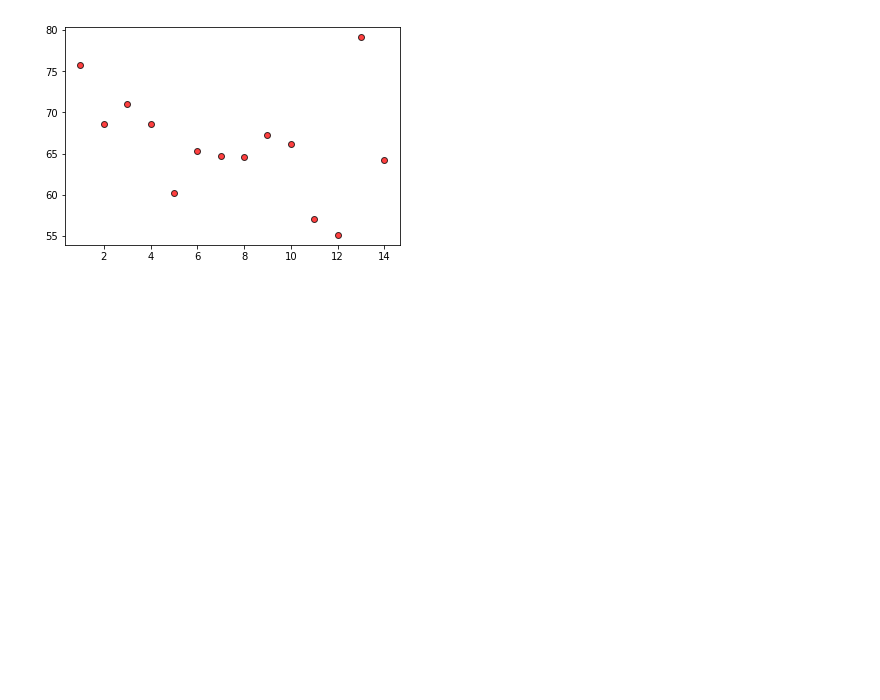
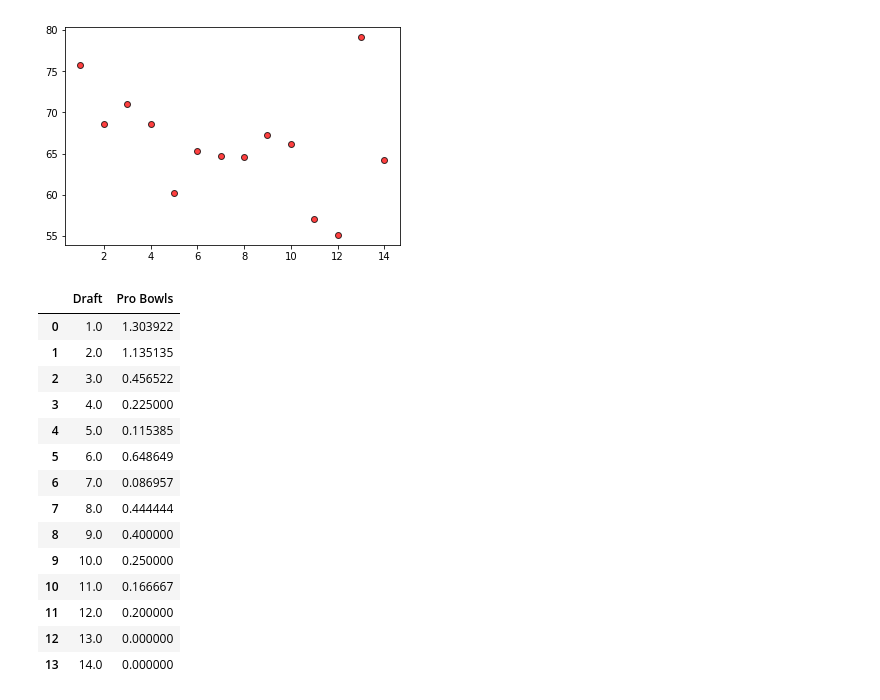
Before and after one commit to ikleinman/Pandas_Data_Analysis, a Jupyter notebook: Draft Position Comparisons.ipynb, the cells around one changed output. Drawn from its saved outputs; the diff is of its cells as text; code cells hidden in the pictures; blank space fills up the shorter version.

```diff
--- a/Draft Position Comparisons.ipynb
+++ b/Draft Position Comparisons.ipynb
@@ -161,3 +161,23 @@ plt.scatter(average_rate["Draft"], average_rate["Rate"], marker="o", facecolors=
 plt.show()
 # %% [output]
 [figure]
+# %%
+grpby_probowl = percent_nfl_stats_df.groupby("Draft", as_index=False)
+average_probowl = pd.DataFrame(grpby_probowl ["Pro Bowls"].mean())
+average_probowl
+# %% [output]
+|  | Draft | Pro Bowls |
+| 0 | 1.0 | 1.303922 |
+| 1 | 2.0 | 1.135135 |
+| 2 | 3.0 | 0.456522 |
+| 3 | 4.0 | 0.225000 |
+| 4 | 5.0 | 0.115385 |
+| 5 | 6.0 | 0.648649 |
+| 6 | 7.0 | 0.086957 |
+| 7 | 8.0 | 0.444444 |
+| 8 | 9.0 | 0.400000 |
+| 9 | 10.0 | 0.250000 |
+| 10 | 11.0 | 0.166667 |
+| 11 | 12.0 | 0.200000 |
+| 12 | 13.0 | 0.000000 |
+| 13 | 14.0 | 0.000000 |
```
Also changed, not shown: parts of 2 cells of this notebook.
